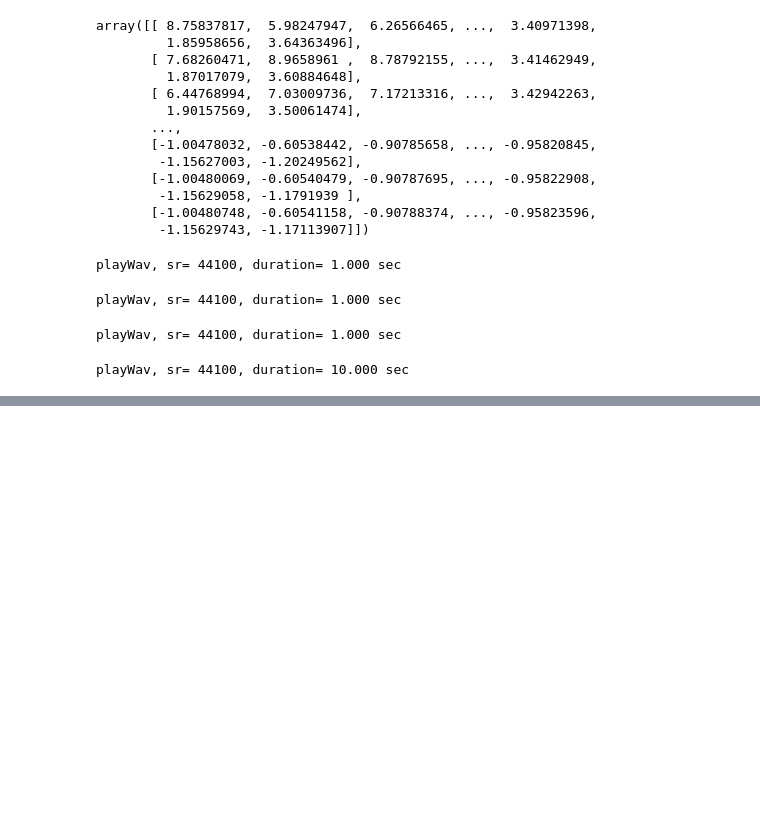
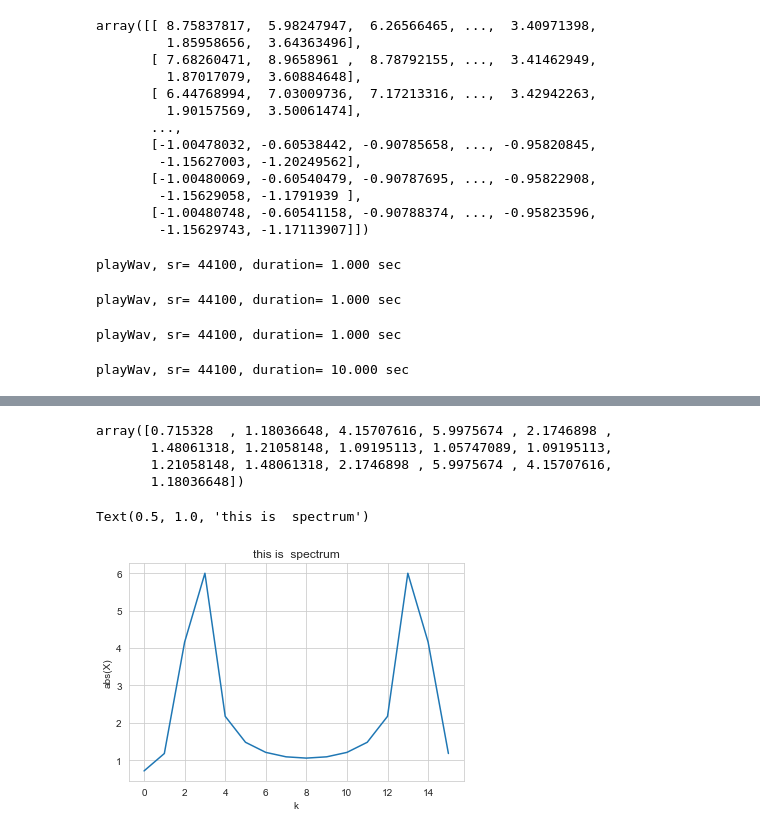
Before and after one commit to renyuanL/ryDsp2021, a Jupyter notebook: rySmallTest_demo.ipynb, the cells around one changed output, grey strips where cells are left out. Drawn from its saved outputs; the diff is of its cells as text; code cells hidden in the pictures; blank space fills up the shorter version.

```diff
--- a/rySmallTest_demo.ipynb
+++ b/rySmallTest_demo.ipynb
@@ -237,0 +271,17 @@ del PytestTester
+# %%
+spec= np.abs(X)
+spec
+# %% [output]
+array([0.715328  , 1.18036648, 4.15707616, 5.9975674 , 2.1746898 ,
+       1.48061318, 1.21058148, 1.09195113, 1.05747089, 1.09195113,
+       1.21058148, 1.48061318, 2.1746898 , 5.9975674 , 4.15707616,
+       1.18036648])
+# %%
+pl.plot(spec)
+# this is spectrum
+pl.xlabel('k')
+pl.ylabel('abs(X)')
+pl.title('this is  spectrum')
+# %% [output]
+Text(0.5, 1.0, 'this is  spectrum')
+[figure, added]
```
Also changed, not shown: parts of 14 cells of this notebook, 9 other files.
